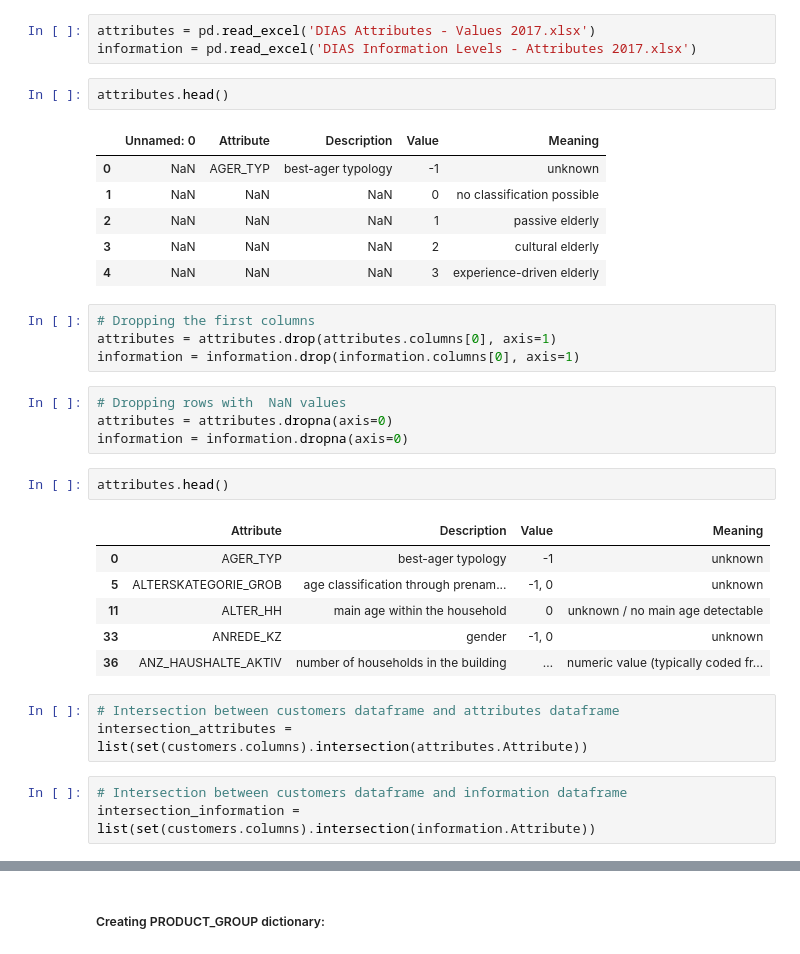
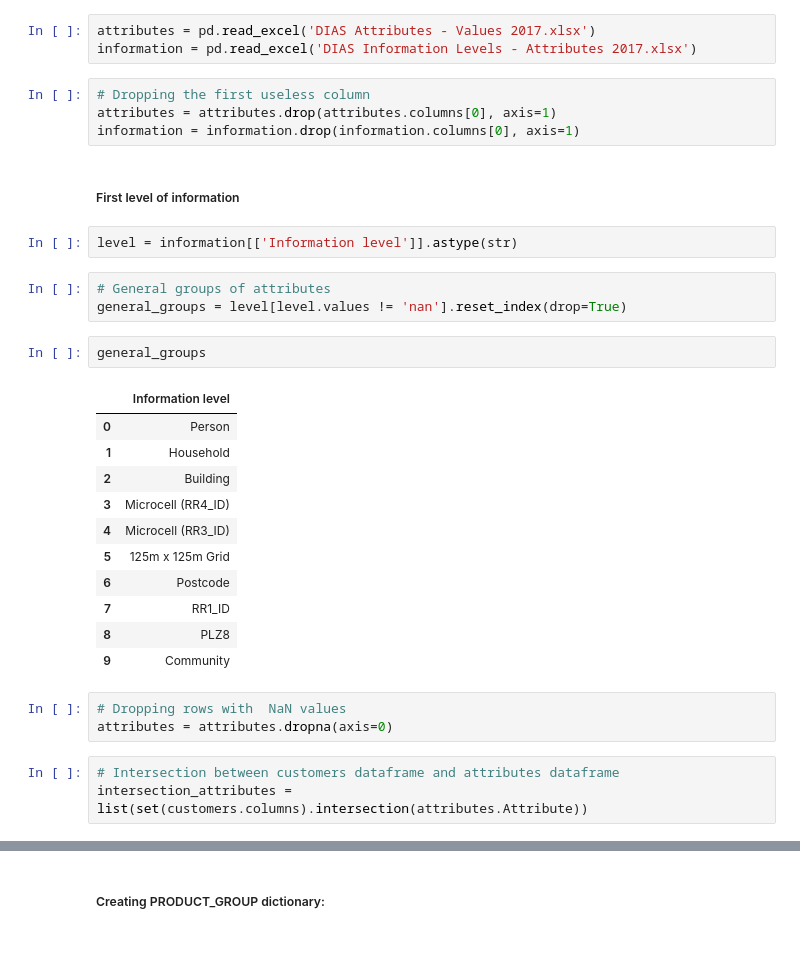
Before and after one commit to keyvantaj/Capstone_Project, a Jupyter notebook: Arvato Project Workbook.ipynb, the cells around one changed output, grey strips where cells are left out. Cells and saved outputs as stored; diff of their text form.

```diff
--- a/Arvato Project Workbook.ipynb
+++ b/Arvato Project Workbook.ipynb
@@ -134,38 +134,37 @@ In this section we want to compare attributes dataframe (DIAS Attributes - Value
 # %%
 attributes = pd.read_excel('DIAS Attributes - Values 2017.xlsx')
 information = pd.read_excel('DIAS Information Levels - Attributes 2017.xlsx')
-# %%
-attributes.head()
-# %% [output]
-|  | Unnamed: 0 | Attribute | Description | Value | Meaning |
-| 0 | NaN | AGER_TYP | best-ager typology | -1 | unknown |
-| 1 | NaN | NaN | NaN | 0 | no classification possible |
-| 2 | NaN | NaN | NaN | 1 | passive elderly |
-| 3 | NaN | NaN | NaN | 2 | cultural elderly |
-| 4 | NaN | NaN | NaN | 3 | experience-driven elderly |
 # %%
-# Dropping the first columns
+# Dropping the first useless column
 attributes = attributes.drop(attributes.columns[0], axis=1)
 information = information.drop(information.columns[0], axis=1)
+# %% [markdown]
+##### First level of information
+# %%
+level = information[['Information level']].astype(str)
+# %%
+# General groups of attributes
+general_groups = level[level.values != 'nan'].reset_index(drop=True)
+# %%
+general_groups
+# %% [output]
+|  | Information level |
+| 0 | Person |
+| 1 | Household |
+| 2 | Building |
+| 3 | Microcell (RR4_ID) |
+| 4 | Microcell (RR3_ID) |
+| 5 | 125m x 125m Grid |
+| 6 | Postcode |
+| 7 | RR1_ID |
+| 8 | PLZ8 |
+| 9 | Community |
 # %%
 # Dropping rows with  NaN values
 attributes = attributes.dropna(axis=0)
-information = information.dropna(axis=0)
-# %%
-attributes.head()
-# %% [output]
-|  | Attribute | Description | Value | Meaning |
-| 0 | AGER_TYP | best-ager typology | -1 | unknown |
-| 5 | ALTERSKATEGORIE_GROB | age classification through prenam... | -1, 0 | unknown |
-| 11 | ALTER_HH | main age within the household | 0 | unknown / no main age detectable |
-| 33 | ANREDE_KZ | gender | -1, 0 | unknown |
-| 36 | ANZ_HAUSHALTE_AKTIV | number of households in the building | … | numeric value (typically coded fr... |
 # %%
 # Intersection between customers dataframe and attributes dataframe
 intersection_attributes = list(set(customers.columns).intersection(attributes.Attribute))
-# %%
-# Intersection between customers dataframe and information dataframe
-intersection_information = list(set(customers.columns).intersection(information.Attribute))
 # %%
 print ('The customers dataframe attributes are described as follows: \n')
 for i in intersection_attributes:
```
Also changed, not shown: parts of 50 cells of this notebook.
